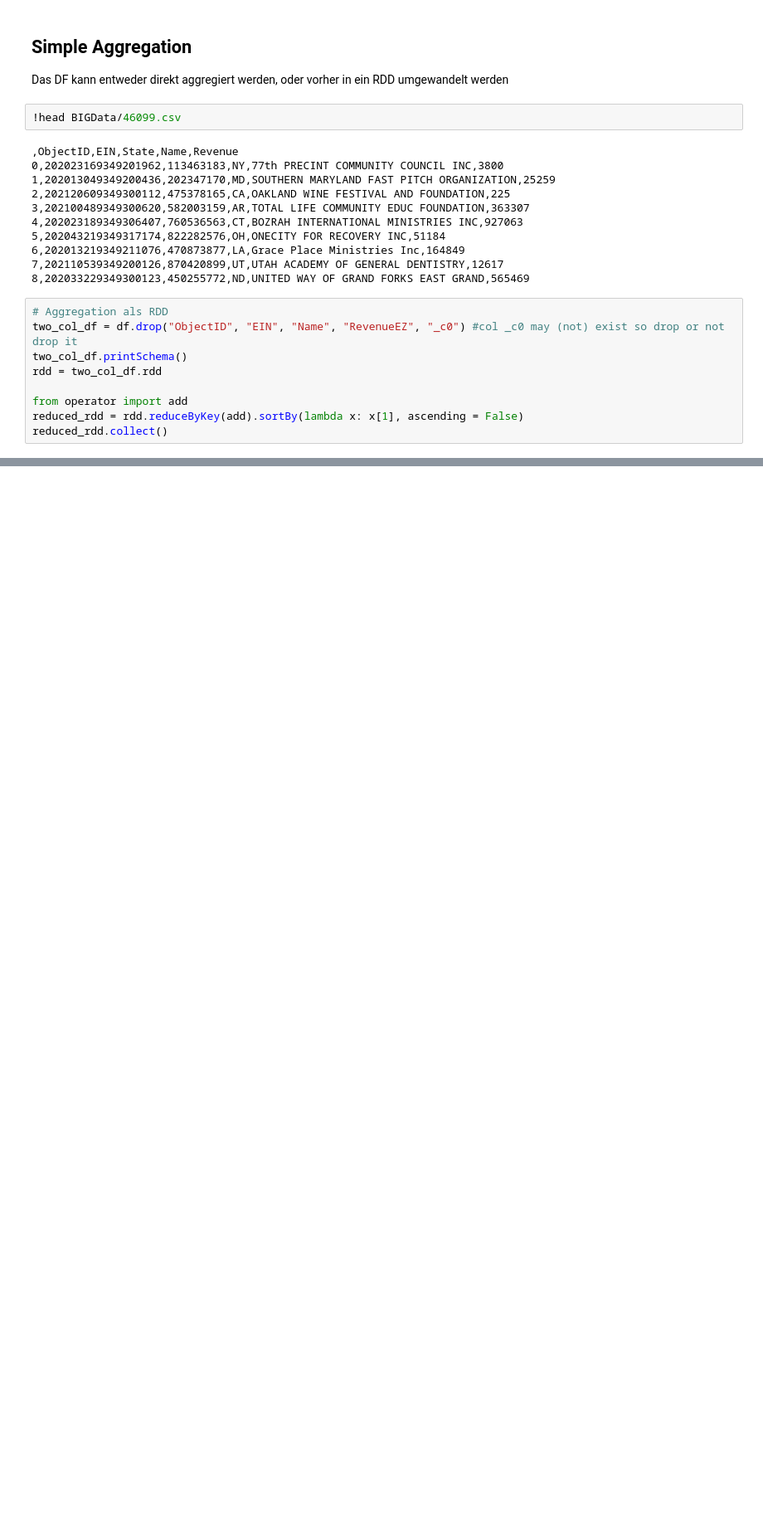
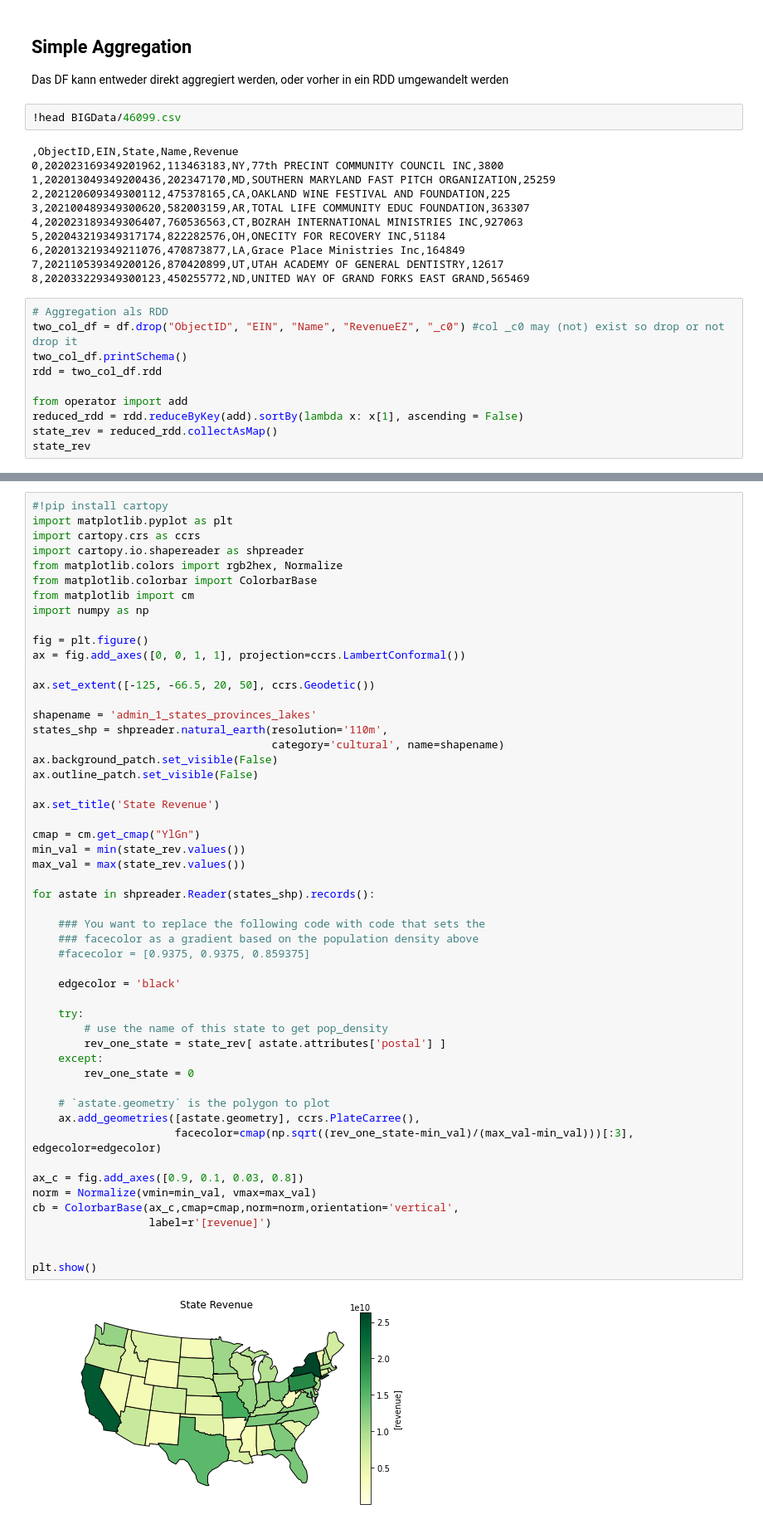
Before and after one commit to buti1021/BIGData, a Jupyter notebook: more_attributes_preprocessing.ipynb, the cells around one changed output, grey strips where cells are left out. Shown at 83% size. Cells and saved outputs as stored; diff of their text form; blank space fills up the shorter version.

Commit message:
plot working

```diff
--- a/more_attributes_preprocessing.ipynb
+++ b/more_attributes_preprocessing.ipynb
@@ -226,7 +223,8 @@ rdd = two_col_df.rdd
 
 from operator import add
 reduced_rdd = rdd.reduceByKey(add).sortBy(lambda x: x[1], ascending = False)
-reduced_rdd.collect()
+state_rev = reduced_rdd.collectAsMap()
+state_rev
 # %% [output]
 root
  |-- State: string (nullable = true)
@@ -373,0 +250,54 @@ df.to_parquet("184781.parquet")
+# %%
+#!pip install cartopy
+import matplotlib.pyplot as plt
+import cartopy.crs as ccrs
+import cartopy.io.shapereader as shpreader
+from matplotlib.colors import rgb2hex, Normalize
+from matplotlib.colorbar import ColorbarBase
+from matplotlib import cm
+import numpy as np
+
+fig = plt.figure()
+ax = fig.add_axes([0, 0, 1, 1], projection=ccrs.LambertConformal())
+
+ax.set_extent([-125, -66.5, 20, 50], ccrs.Geodetic())
+
+shapename = 'admin_1_states_provinces_lakes'
+states_shp = shpreader.natural_earth(resolution='110m',
+                                     category='cultural', name=shapename)
+ax.background_patch.set_visible(False)
+ax.outline_patch.set_visible(False)
+
+ax.set_title('State Revenue')
+
+cmap = cm.get_cmap("YlGn")
+min_val = min(state_rev.values())
+max_val = max(state_rev.values())
+
+for astate in shpreader.Reader(states_shp).records():
+
+    ### You want to replace the following code with code that sets the
+    ### facecolor as a gradient based on the population density above
+    #facecolor = [0.9375, 0.9375, 0.859375]
+
+    edgecolor = 'black'
+
+    try:
+        # use the name of this state to get pop_density
+        rev_one_state = state_rev[ astate.attributes['postal'] ]
+    except:
+        rev_one_state = 0
+
+    # `astate.geometry` is the polygon to plot
+    ax.add_geometries([astate.geometry], ccrs.PlateCarree(),
+                      facecolor=cmap(np.sqrt((rev_one_state-min_val)/(max_val-min_val)))[:3], edgecolor=edgecolor)
+
+ax_c = fig.add_axes([0.9, 0.1, 0.03, 0.8])
+norm = Normalize(vmin=min_val, vmax=max_val)
+cb = ColorbarBase(ax_c,cmap=cmap,norm=norm,orientation='vertical',
+                  label=r'[revenue]')
+
+
+plt.show()
+# %% [output]
+[figure, added]
```
Also changed, not shown: parts of 10 cells of this notebook.
